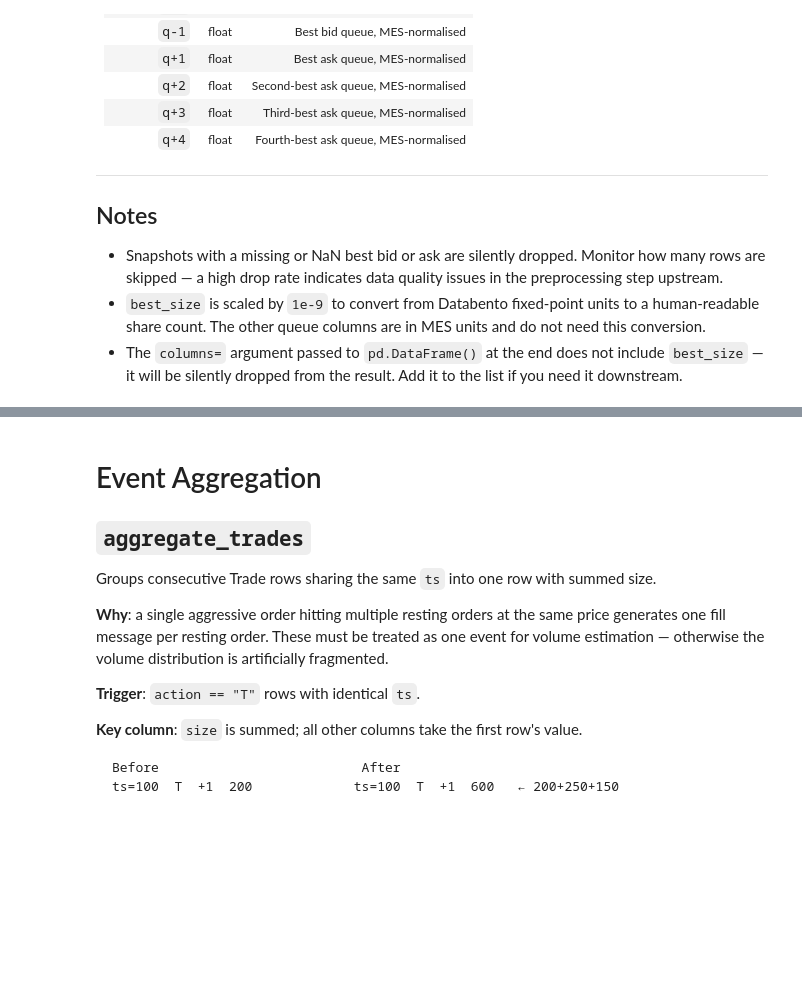
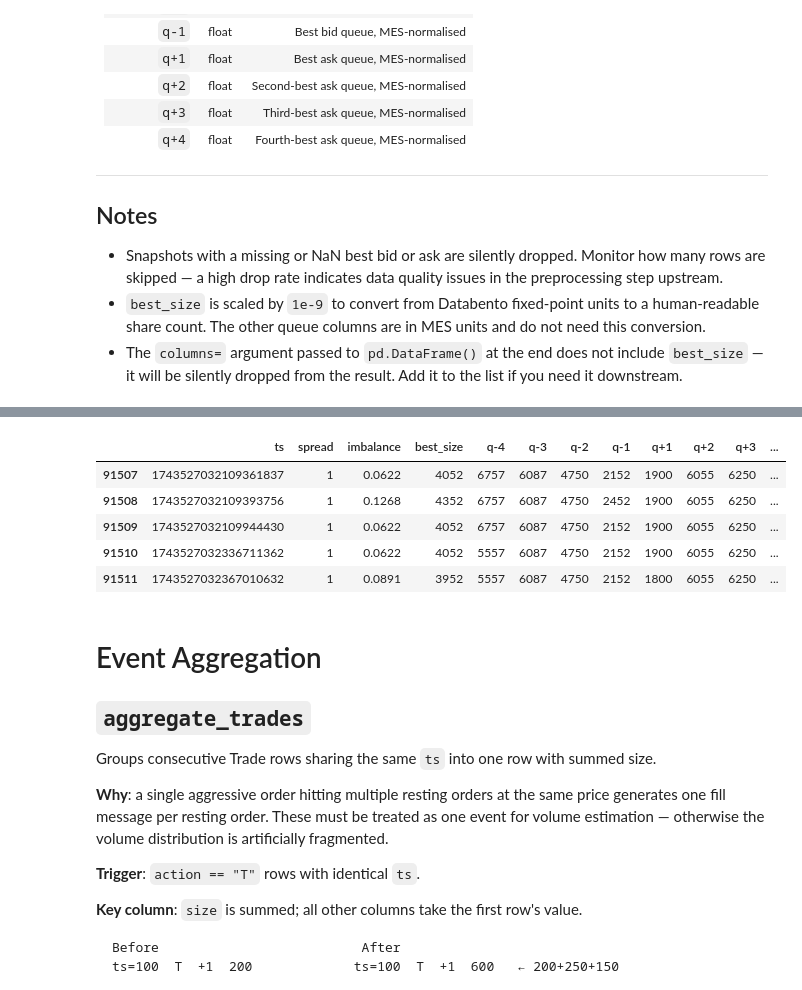
Before and after one commit to chenyu0516/jax_lob_wm, a Jupyter notebook: script/data_process_l2.ipynb, the cells around one changed output, grey strips where cells are left out. Saved outputs shown, nothing was run; the diff lists cells and outputs as text; code cells hidden in the pictures; blank space fills up the shorter version.

```diff
--- a/script/data_process_l2.ipynb
+++ b/script/data_process_l2.ipynb
@@ -225,0 +236,9 @@ convert_df.head()
+# %%
+convert_df.tail()
+# %% [output]
+|  | ts | spread | imbalance | best_size | q-4 | q-3 | q-2 | q-1 | q+1 | q+2 | q+3 | ... |
+| 91507 | 1743527032109361837 | 1 | 0.0622 | 4052 | 6757 | 6087 | 4750 | 2152 | 1900 | 6055 | 6250 | ... |
+| 91508 | 1743527032109393756 | 1 | 0.1268 | 4352 | 6757 | 6087 | 4750 | 2452 | 1900 | 6055 | 6250 | ... |
+| 91509 | 1743527032109944430 | 1 | 0.0622 | 4052 | 6757 | 6087 | 4750 | 2152 | 1900 | 6055 | 6250 | ... |
+| 91510 | 1743527032336711362 | 1 | 0.0622 | 4052 | 5557 | 6087 | 4750 | 2152 | 1900 | 6055 | 6250 | ... |
+| 91511 | 1743527032367010632 | 1 | 0.0891 | 3952 | 5557 | 6087 | 4750 | 2152 | 1800 | 6055 | 6250 | ... |
```
Also changed, not shown: parts of 4 cells of this notebook, 2 other files.
